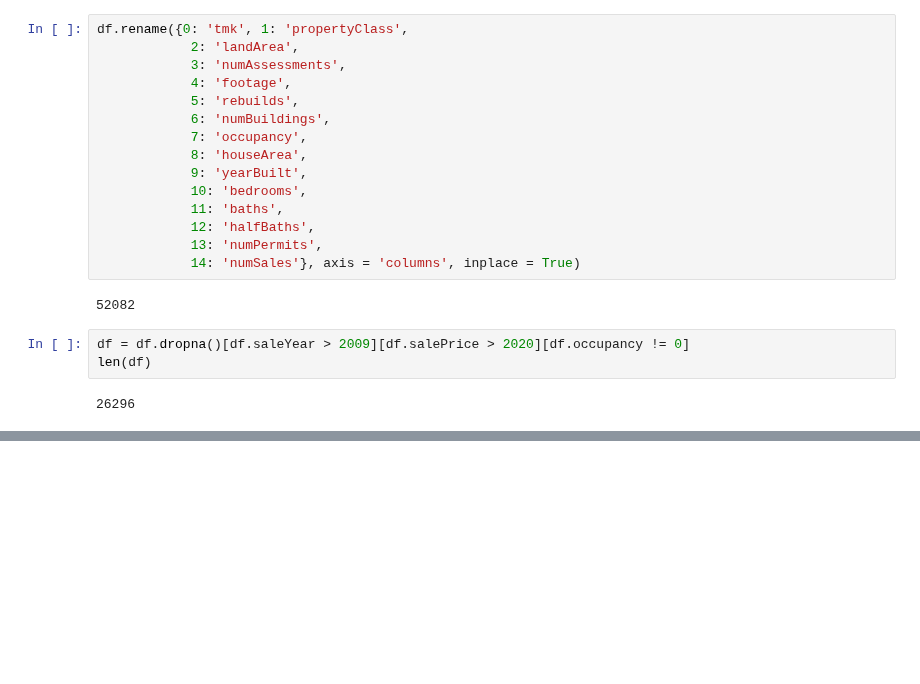
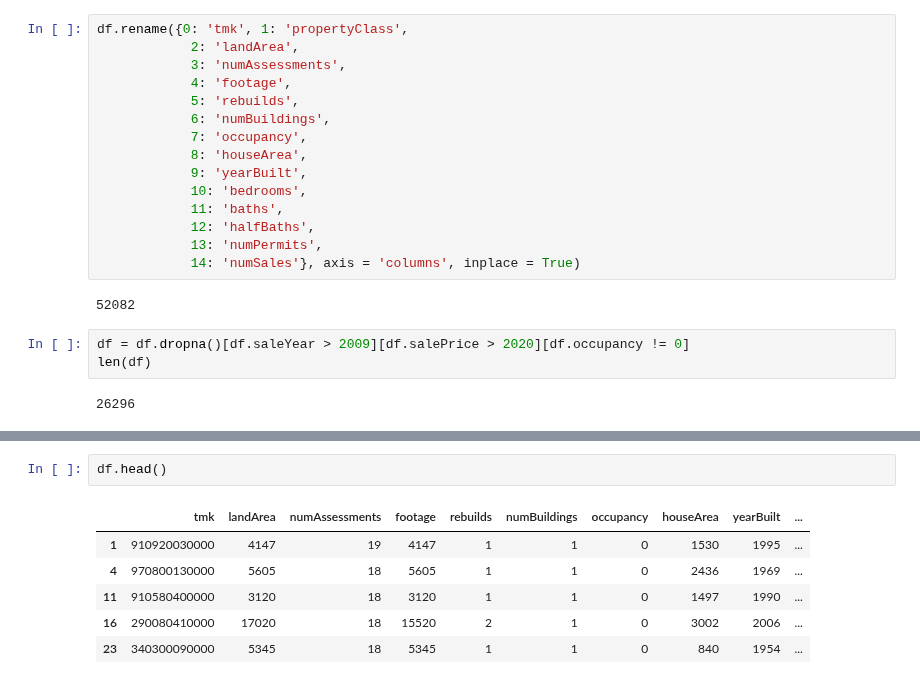
Before and after one commit to UHERO/data-science-incubator, a Jupyter notebook: uestimate/dataProcessingWithBaseline.ipynb, the cells around one changed output, grey strips where cells are left out. Saved outputs shown, nothing was run; the diff lists cells and outputs as text; blank space fills up the shorter version.

```diff
--- a/uestimate/dataProcessingWithBaseline.ipynb
+++ b/uestimate/dataProcessingWithBaseline.ipynb
@@ -213,0 +290,9 @@ len(df)
+# %%
+df.head()
+# %% [output]
+|  | tmk | landArea | numAssessments | footage | rebuilds | numBuildings | occupancy | houseArea | yearBuilt | ... |
+| 1 | 910920030000 | 4147 | 19 | 4147 | 1 | 1 | 0 | 1530 | 1995 | ... |
+| 4 | 970800130000 | 5605 | 18 | 5605 | 1 | 1 | 0 | 2436 | 1969 | ... |
+| 11 | 910580400000 | 3120 | 18 | 3120 | 1 | 1 | 0 | 1497 | 1990 | ... |
+| 16 | 290080410000 | 17020 | 18 | 15520 | 2 | 1 | 0 | 3002 | 2006 | ... |
+| 23 | 340300090000 | 5345 | 18 | 5345 | 1 | 1 | 0 | 840 | 1954 | ... |
```
Also changed, not shown: parts of 12 cells of this notebook.
